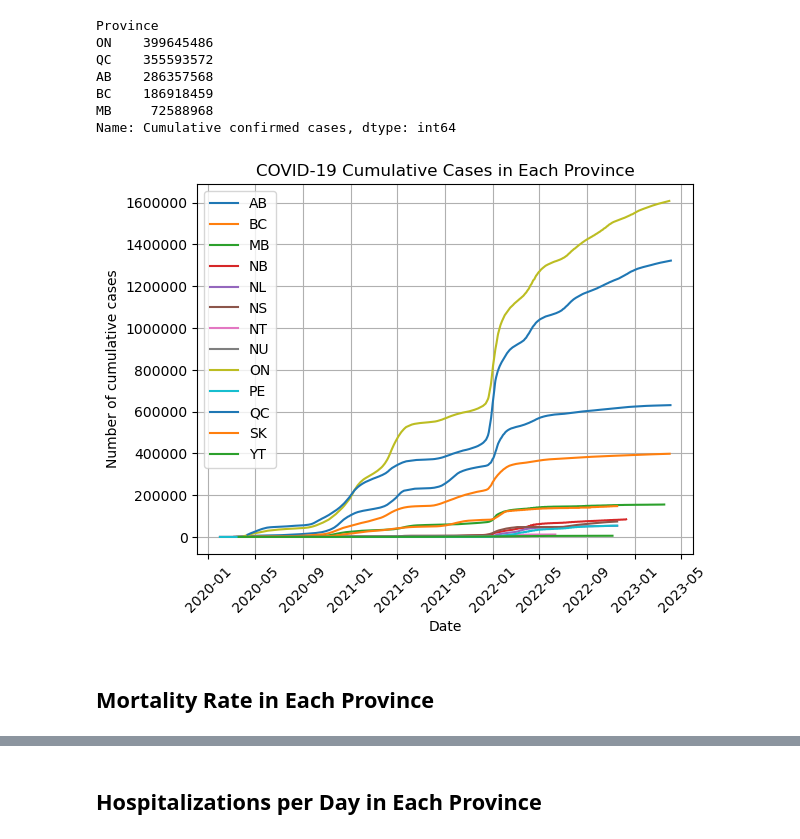
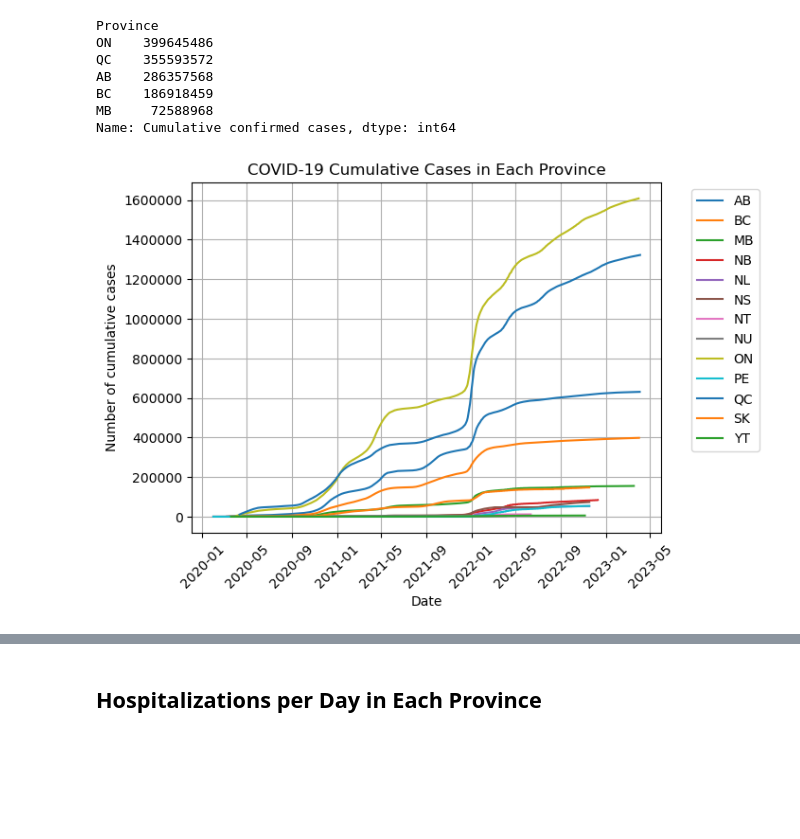
Before and after one commit to svafaeva93/Covid19AnalysisCanada, a Jupyter notebook: Data_visualization_API.ipynb, the cells around one changed output, grey strips where cells are left out. Cells and saved outputs as stored; diff of their text form; code cells hidden in the pictures; blank space fills up the shorter version.

Commit message:
Graph adjustments

```diff
--- a/Data_visualization_API.ipynb
+++ b/Data_visualization_API.ipynb
@@ -458,23 +448,19 @@ Name: Cumulative confirmed cases, dtype: int64
 # %%
 for province, group in cases_df.groupby('Province'):
     plt.plot(group['Date'], group['Cumulative confirmed cases'], label=province)
 
 # Set the x-label, y-label, and title of the plot
 plt.xlabel('Date')
 plt.ylabel('Number of cumulative cases')
 plt.title('COVID-19 Cumulative Cases in Each Province')
 
 
 plt.xticks(rotation=45)
-plt.yscale('linear')
 plt.grid()
 plt.gca().yaxis.set_major_formatter(ticker.FuncFormatter(lambda y, _: '{:.0f}'.format(y)))
-
-plt.legend()
+plt.legend(bbox_to_anchor = (1.05, 1), loc='upper left')
 
 plt.savefig("Graphs/total_covid_cases.png")
 plt.show()
 # %% [output]
-[figure, old version]
+[figure, new version]
-# %% [markdown]
-## Mortality Rate in Each Province
```
Also changed, not shown: parts of 27 cells of this notebook, 8 other files.
